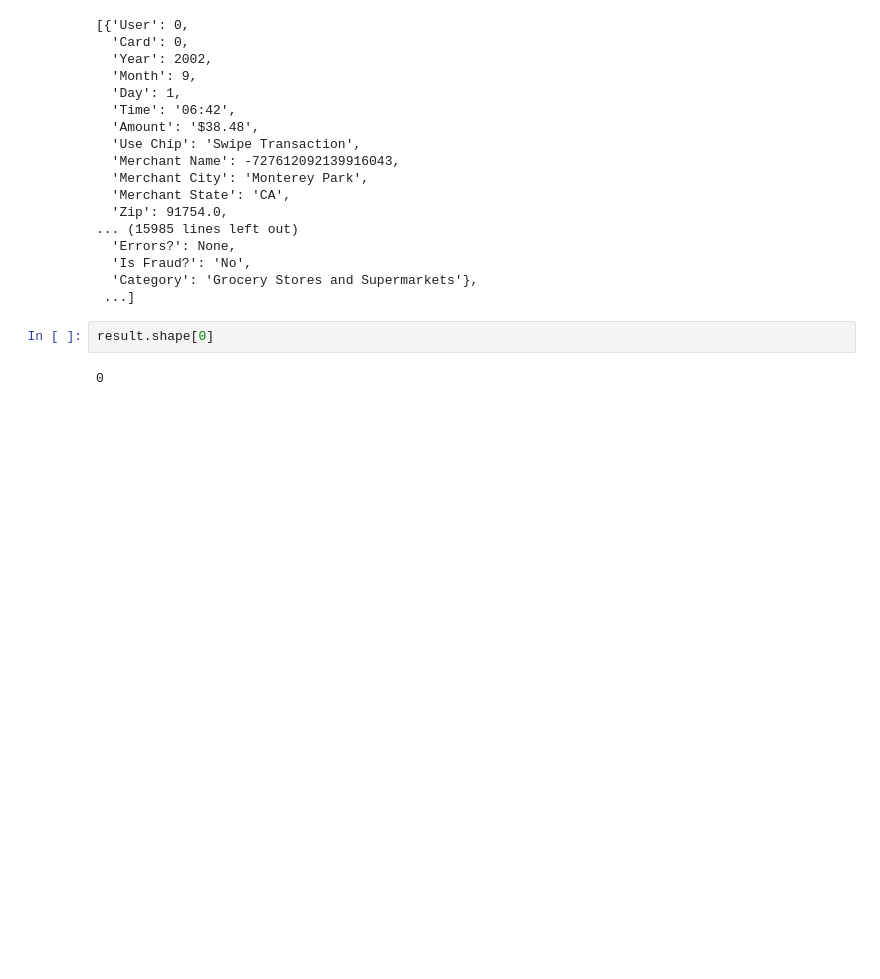
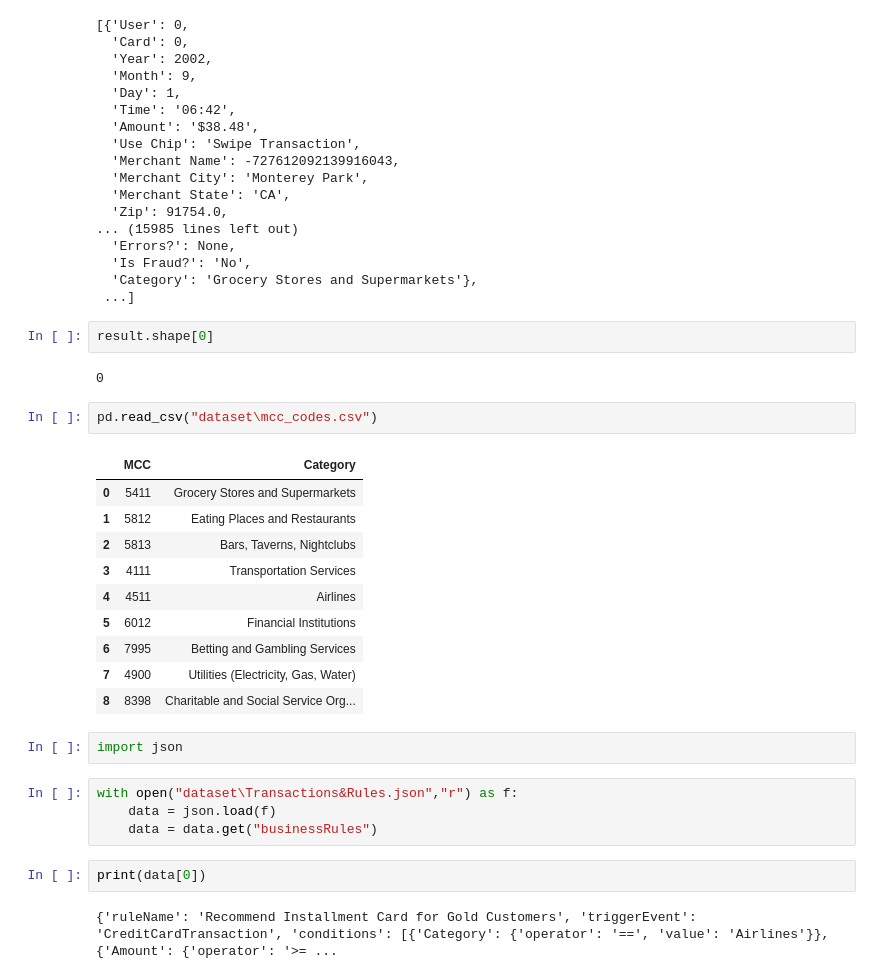
Before and after one commit to Galal-pic/Real-Time-Preprocessing, a Jupyter notebook: credit-card.ipynb, the cells around one changed output. Cells and saved outputs as stored; diff of their text form; blank space fills up the shorter version.

```diff
--- a/credit-card.ipynb
+++ b/credit-card.ipynb
@@ -101,3 +130,26 @@ result.to_dict(orient="records")
 result.shape[0]
 # %% [output]
 0
+# %%
+pd.read_csv("dataset\mcc_codes.csv")
+# %% [output]
+|  | MCC | Category |
+| 0 | 5411 | Grocery Stores and Supermarkets |
+| 1 | 5812 | Eating Places and Restaurants |
+| 2 | 5813 | Bars, Taverns, Nightclubs |
+| 3 | 4111 | Transportation Services |
+| 4 | 4511 | Airlines |
+| 5 | 6012 | Financial Institutions |
+| 6 | 7995 | Betting and Gambling Services |
+| 7 | 4900 | Utilities (Electricity, Gas, Water) |
+| 8 | 8398 | Charitable and Social Service Org... |
+# %%
+import json
+# %%
+with open("dataset\Transactions&Rules.json","r") as f:
+    data = json.load(f)
+    data = data.get("businessRules")
+# %%
+print(data[0])
+# %% [output]
+{'ruleName': 'Recommend Installment Card for Gold Customers', 'triggerEvent': 'CreditCardTransaction', 'conditions': [{'Category': {'operator': '==', 'value': 'Airlines'}}, {'Amount': {'operator': '>= ...
```
Also changed, not shown: parts of 6 cells of this notebook, 7 other files.
